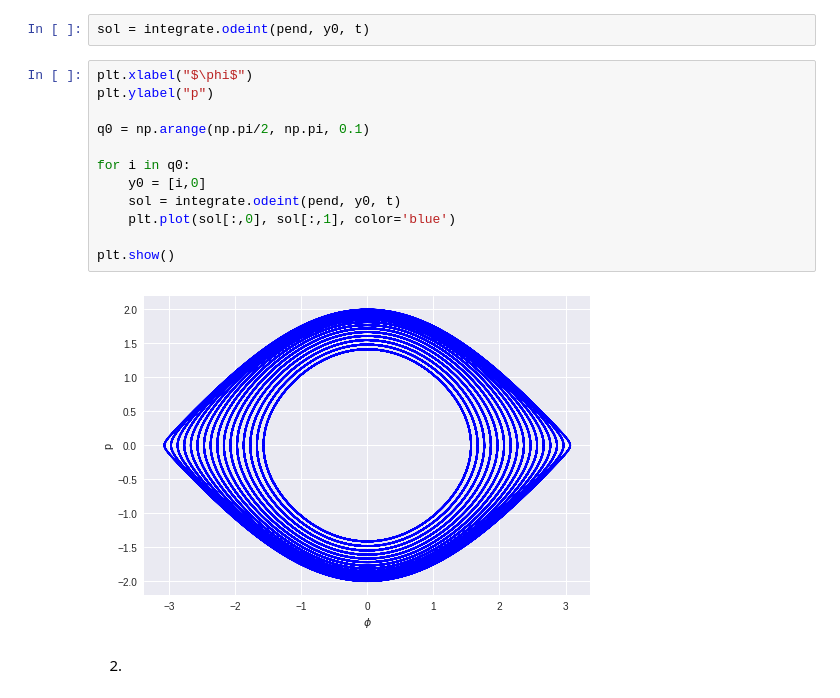
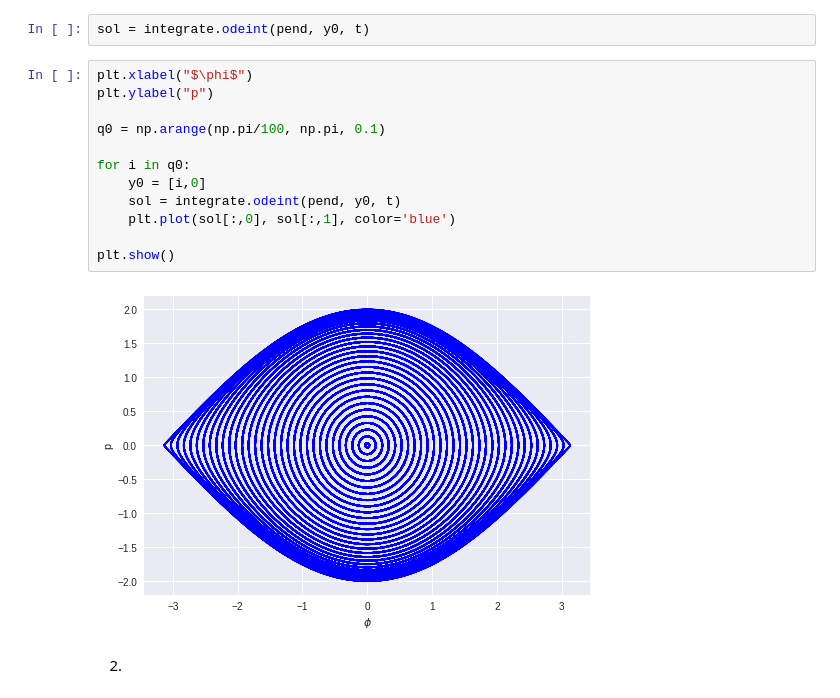
Before and after one commit to epassaro/dnl, a Jupyter notebook: 01_Péndulo_simple.ipynb, the cells around one changed output. Drawn from its saved outputs; the diff is of its cells as text.

```diff
--- a/01_Péndulo_simple.ipynb
+++ b/01_Péndulo_simple.ipynb
@@ -24,17 +24,17 @@ sol = integrate.odeint(pend, y0, t)
 # %%
 plt.xlabel("$\phi$")
 plt.ylabel("p")
 
-q0 = np.arange(np.pi/2, np.pi, 0.1)
+q0 = np.arange(np.pi/100, np.pi, 0.1)
 
 for i in q0:
 	y0 = [i,0]
 	sol = integrate.odeint(pend, y0, t)
 	plt.plot(sol[:,0], sol[:,1], color='blue')
 
 plt.show()
 # %% [output]
-[figure, old version]
+[figure, new version]
 # %% [markdown]
 2.
 # %%
```
